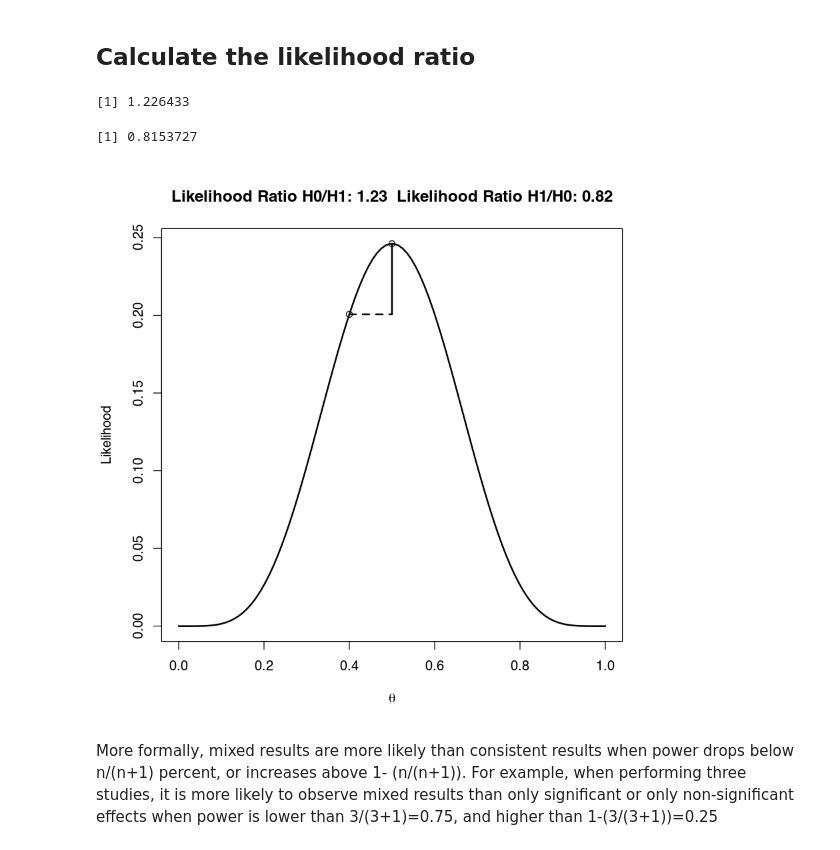
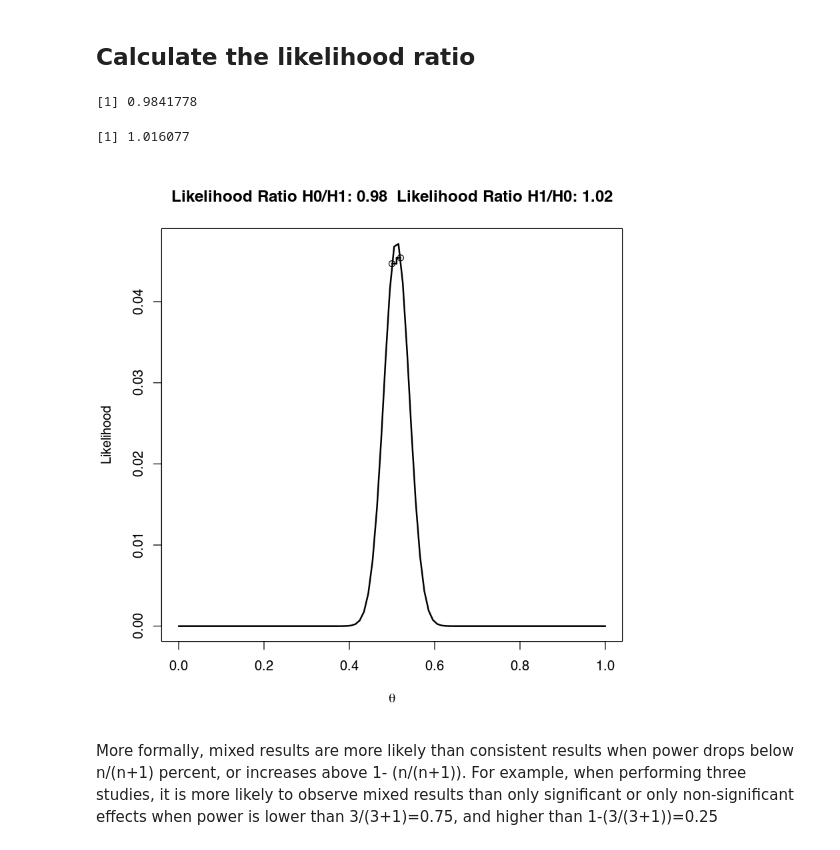
Before and after one commit to kfinc/statistical-inference, a Jupyter notebook: 02-likelihoods.ipynb, the cells around one changed output. Cells and saved outputs as stored; diff of their text form; code cells hidden in the pictures.

```diff
--- a/02-likelihoods.ipynb
+++ b/02-likelihoods.ipynb
@@ -61,31 +61,31 @@ statistic called a **Bayes Factor**.
 # %% [markdown]
 ## Calculate the likelihood ratio
 # %%
-n<-10 #set total trials
-x<-5 #set successes
+n<-280 #set total trials
+x<-143 #set successes
 H0 <- .5 #specify one hypothesis you want to compare with the likihood ratio
-H1 <- .4 #specify another hypothesis you want to compare with the likihood ratio (you can use 1/20, or 0.05)
+H1 <- 0.52 #specify another hypothesis you want to compare with the likihood ratio (you can use 1/20, or 0.05)
 dbinom(x,n,H0)/dbinom(x,n,H1) #Returns the likelihood ratio of H0 over H1
 dbinom(x,n,H1)/dbinom(x,n,H0) #Returns the likelihood ratio of H1 over H0
 
 theta<- seq(0,1,len=100) #create theta variable, from 0 to 1
 like <- dbinom(x,n,theta)
 #png(file="LikRatio.png",width=4000,height=3000, , units = "px", res = 900)
 plot(theta,like,type='l',xlab=expression(theta), ylab='Likelihood', lwd=2)
 points(H0,dbinom(x,n,H0))
 points(H1,dbinom(x,n,H1))
 segments(H0, dbinom(x,n,H0), x/n, dbinom(x,n,H0), lty=2, lwd=2)
 segments(H1, dbinom(x,n,H1), x/n, dbinom(x,n,H1), lty=2, lwd=2)
 segments(x/n, dbinom(x,n,H0), x/n, dbinom(x,n,H1), lwd=2)
 title(paste('Likelihood Ratio H0/H1:',round(dbinom(x,n,H0)/dbinom(x,n,H1),digits=2)," Likelihood Ratio H1/H0:",round(dbinom(x,n,H1)/dbinom(x,n,H0),digits=2)))
 #dev.off()
 
 #© Daniel Lakens, 2016.
 # This work is licensed under a Creative Commons Attribution-NonCommercial-ShareAlike 4.0 International License. https://creativecommons.org/licenses/by-nc-sa/4.0/
 # %% [output]
-[1] 1.226433
+[1] 0.9841778
-[1] 0.8153727
+[1] 1.016077
-[figure, old version]
+[figure, new version]
 # %% [markdown]
 More formally, mixed results are more likely than
 consistent results when power drops below n/(n+1) percent, or increases above 1-
```
Also changed, not shown: 1 other file.
